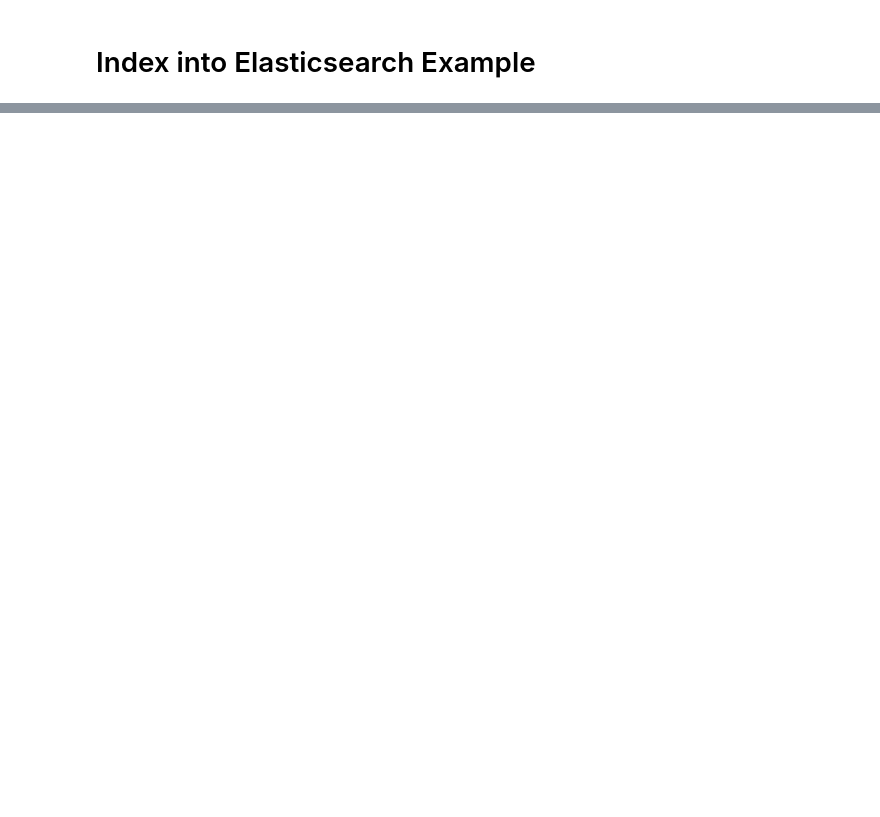
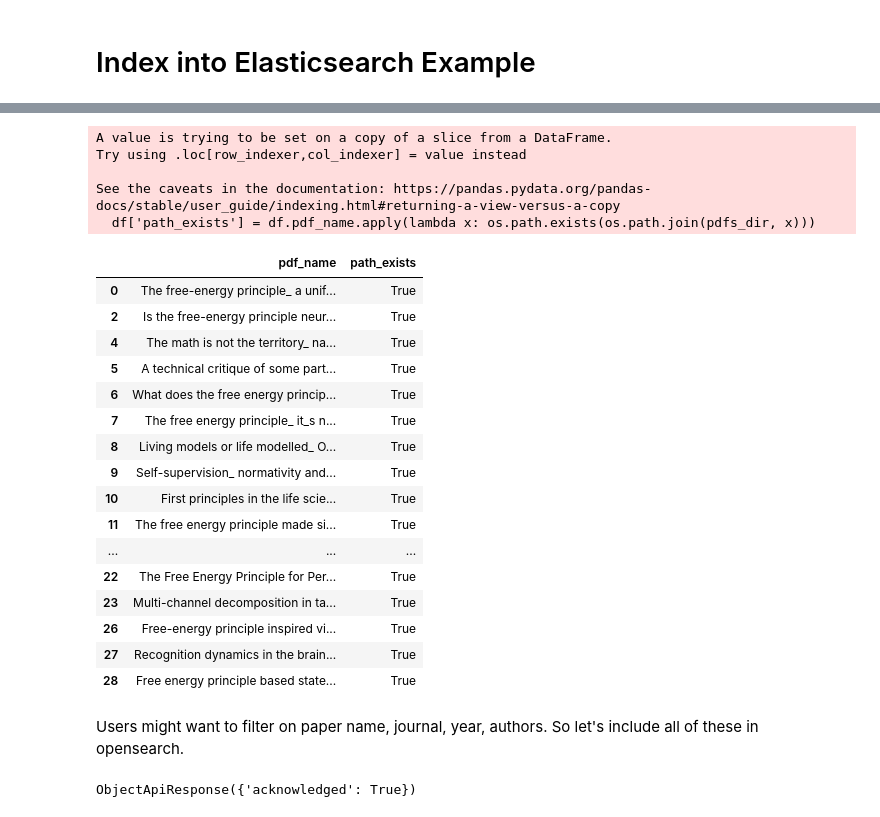
Before and after one commit to stefl14/autodidact, a Jupyter notebook: notebooks/index_example.py.ipynb, the cells around one changed output, grey strips where cells are left out. Saved outputs shown, nothing was run; the diff lists cells and outputs as text; code cells hidden in the pictures; blank space fills up the shorter version.

Commit message:
- Add eland for pandas like access to elasticsearch. - Add some barebones search stuff in a notebook. This needs to be refactored into bulk indexing with classes and more params.

```diff
--- a/notebooks/index_example.py.ipynb
+++ b/notebooks/index_example.py.ipynb
@@ -35,0 +17,4 @@ for hit in resp['hits']['hits']:
+# %%
+engine = create_engine('postgresql://username:password@localhost:5432/default_database?gssencmode=disable')
+# select all from papers table
+df = pd.read_sql_table('papers', engine)
@@ -35,0 +41,38 @@ for hit in resp['hits']['hits']:
+# %%
+df['authors']=df['authors'].str.split('and')
+# create md5 hash of each row of the dataframe
+df['md5'] = df.apply(lambda x: hashlib.md5(str(x).encode('utf-8')).hexdigest(), axis=1)
+pdfs_dir = '../downloads'
+# filter the dataframe to only include pdfs that exist in the pdfs directory
+df = df[~df.pdf_name.isnull()]
+# df = df[df.pdf_name.apply(lambda x: os.path.exists(os.path.join(pdfs_dir, x)))]
+# %%
+# pandas setting show full string for each cell
+pd.set_option('display.max_colwidth', -1)
+df['path_exists'] = df.pdf_name.apply(lambda x: os.path.exists(os.path.join(pdfs_dir, x)))
+df[['pdf_name', 'path_exists']]
+# %% [output]
+A value is trying to be set on a copy of a slice from a DataFrame.
+Try using .loc[row_indexer,col_indexer] = value instead
+
+See the caveats in the documentation: https://pandas.pydata.org/pandas-docs/stable/user_guide/indexing.html#returning-a-view-versus-a-copy
+  df['path_exists'] = df.pdf_name.apply(lambda x: os.path.exists(os.path.join(pdfs_dir, x)))
+|  | pdf_name | path_exists |
+| 0 | The free-energy principle_ a unif... | True |
+| 2 | Is the free-energy principle neur... | True |
+| 4 | The math is not the territory_ na... | True |
+| 5 | A technical critique of some part... | True |
+| 6 | What does the free energy princip... | True |
+| 7 | The free energy principle_ it_s n... | True |
+| 8 | Living models or life modelled_ O... | True |
+| 9 | Self-supervision_ normativity and... | True |
+| 10 | First principles in the life scie... | True |
+| 11 | The free energy principle made si... | True |
+| ... | ... | ... |
+| 22 | The Free Energy Principle for Per... | True |
+| 23 | Multi-channel decomposition in ta... | True |
+| 26 | Free-energy principle inspired vi... | True |
+| 27 | Recognition dynamics in the brain... | True |
+| 28 | Free energy principle based state... | True |
+# %% [markdown]
+Users might want to filter on paper name, journal, year, authors. So let's include all of these in opensearch.
@@ -35,0 +92,5 @@ for hit in resp['hits']['hits']:
+# %%
+# Delete index if it exists. For testing.
+es.indices.delete(index=index_name, ignore=[400, 404])
+# %% [output]
+ObjectApiResponse({'acknowledged': True})
```
Also changed, not shown: parts of 17 cells of this notebook, 4 other files.
